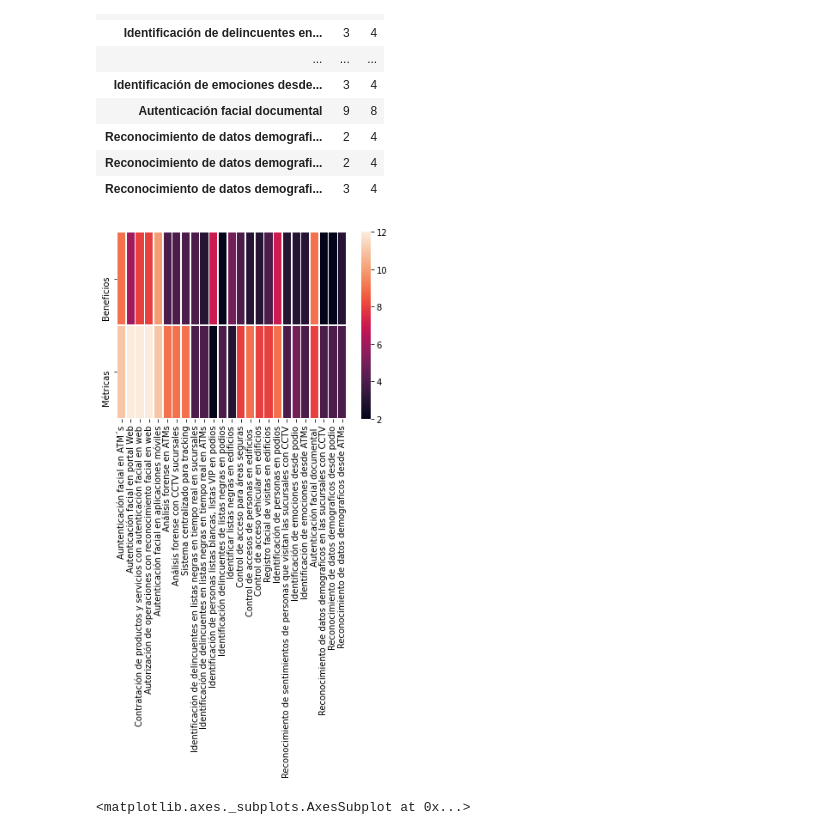
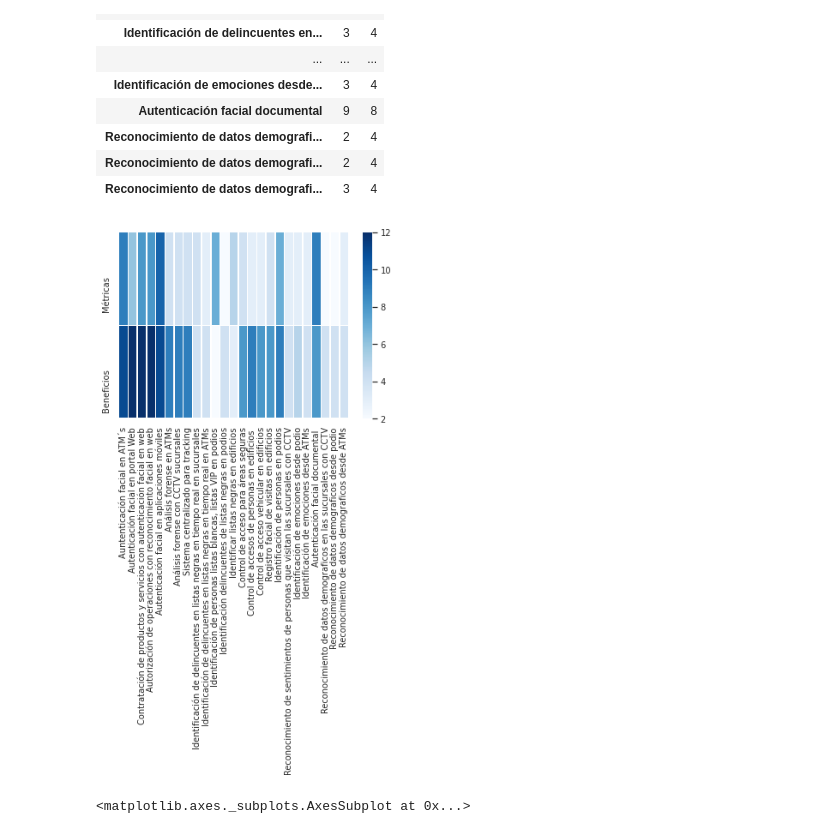
Before and after one commit to SPQR14/PythonBootcamp, a Jupyter notebook: RF/Mapa de calor RF.ipynb, the cells around one changed output. Drawn from its saved outputs; the diff is of its cells as text; code cells hidden in the pictures.

```diff
--- a/RF/Mapa de calor RF.ipynb
+++ b/RF/Mapa de calor RF.ipynb
@@ -4,6 +4,7 @@ import matplotlib.pyplot as plt
 import seaborn as sns
 import pandas as pd
 import numpy as np
+sns.set(font_scale=0.9)
 # %%
 beneficios_metricas = pd.read_csv("beneficios_metricas.csv", sep = ',', encoding = "utf8")
 # %%
@@ -105,12 +106,12 @@ df_transpuesto
 | Reconocimiento de datos demografi... | 2 | 4 |
 | Reconocimiento de datos demografi... | 3 | 4 |
 # %%
-eje_y = ['Beneficios', 'Métricas']
+eje_y = ['Métricas', 'Beneficios']
 # %%
-ax = sns.heatmap(df, yticklabels = eje_y , linewidth=0.5)
+ax = sns.heatmap(df, yticklabels = eje_y , linewidth=0.5, cmap="Blues")
 #ax = sns.heatmap(df, linewidth=0.5)
 # %% [output]
-[figure, old version]
+[figure, new version]
 # %%
 plt.show()
 # %%
```
Also changed, not shown: parts of 1 cell of this notebook.
